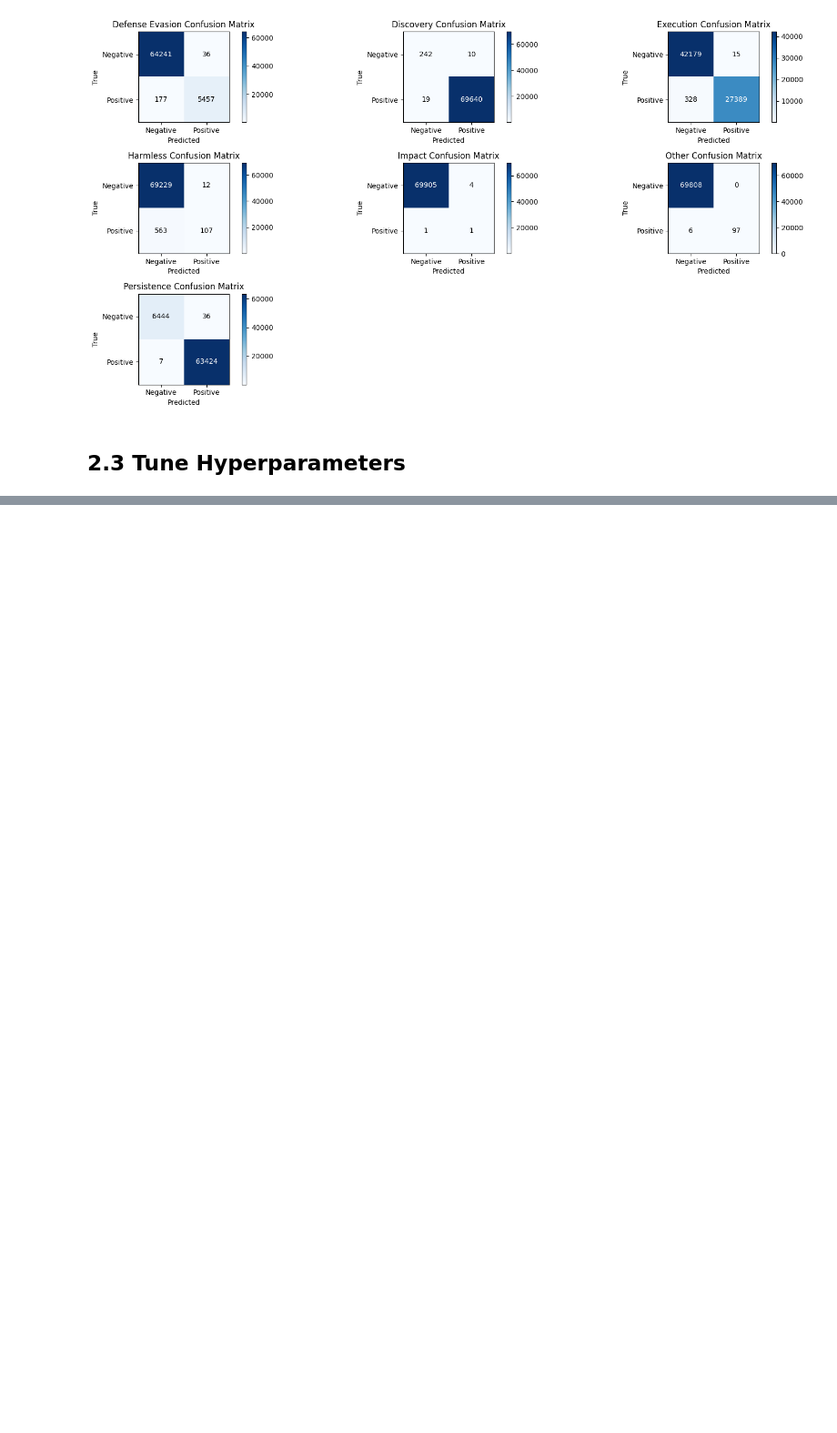
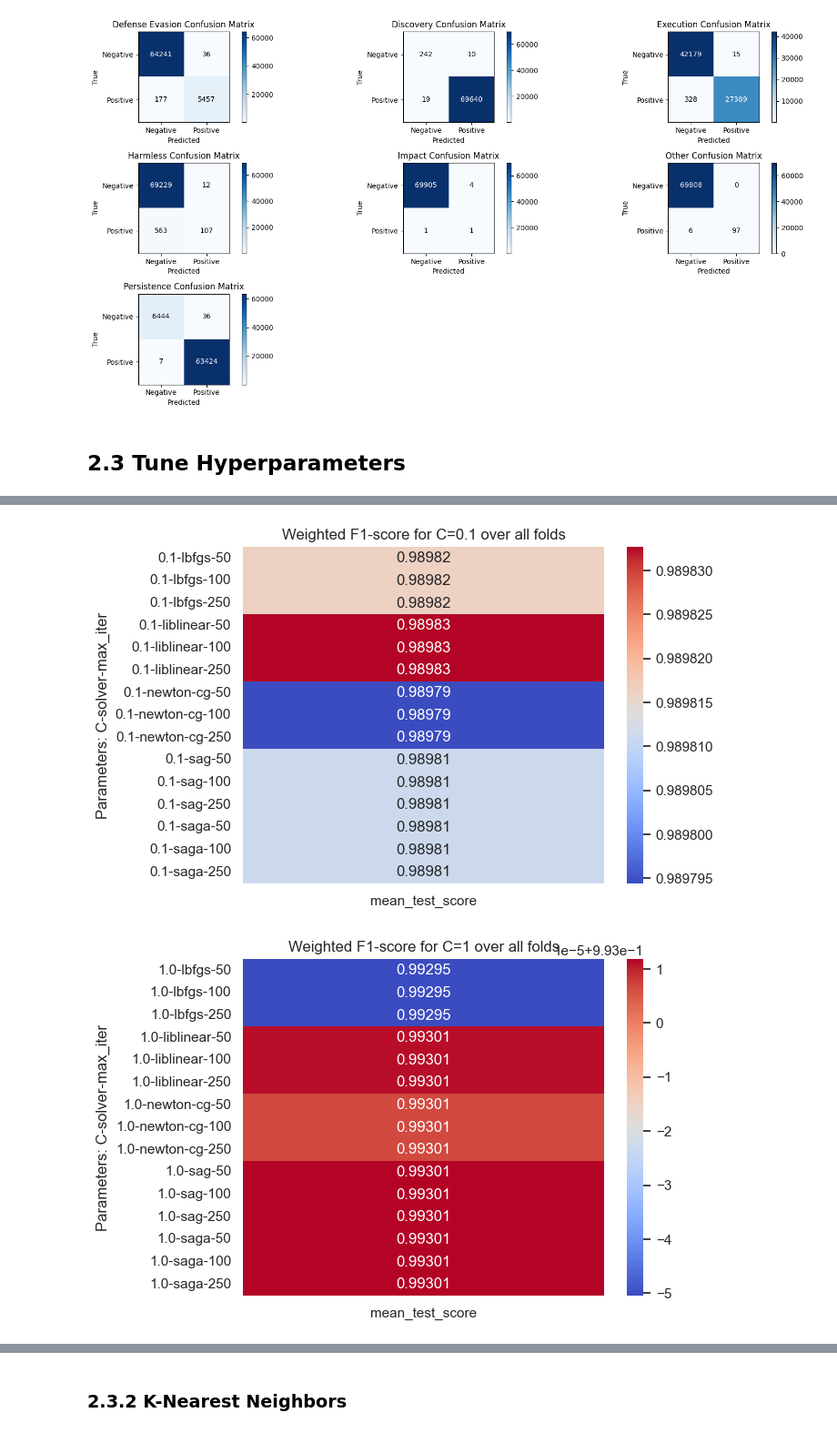
Before and after one commit to massimomecarelli/ML4N_project, a Jupyter notebook: Supervised_classification.ipynb, the cells around one changed output, grey strips where cells are left out. Shown at 91% size. Saved outputs shown, nothing was run; the diff lists cells and outputs as text; code cells hidden in the pictures; blank space fills up the shorter version.

```diff
--- a/Supervised_classification.ipynb
+++ b/Supervised_classification.ipynb
@@ -231,0 +310,10 @@ Test set Confusion Matrices:
+# %%
+pivot_data = df_grid_search_lr[['param_estimator__C', 'param_estimator__solver', 'param_estimator__max_iter', 'mean_test_score']]
+
+# Create a pivot table
+pivot_table = pivot_data.pivot_table(index=['param_estimator__C', 'param_estimator__solver', 'param_estimator__max_iter'],
+                                     values='mean_test_score')
+
+print("\nBest parameters mean test scores:")
+print(pivot_table)
+pivot_table
@@ -231,0 +356,21 @@ Test set Confusion Matrices:
+# %%
+
+filtered_table_1 = pivot_table[pivot_table.index.get_level_values('param_estimator__C') == 0.1]
+filtered_table_2 = pivot_table[pivot_table.index.get_level_values('param_estimator__C') == 1]
+filtered_table_3 = pivot_table[pivot_table.index.get_level_values('param_estimator__C') == 10]
+
+sns.heatmap(filtered_table_1, annot=True, cmap='coolwarm', fmt='.5g')
+plt.ylabel('Parameters: C-solver-max_iter')
+plt.title('Weighted F1-score for C=0.1 over all folds')
+plt.show()
+sns.heatmap(filtered_table_2, annot=True, cmap='coolwarm', fmt='.5g')
+plt.ylabel('Parameters: C-solver-max_iter')
+plt.title('Weighted F1-score for C=1 over all folds')
+plt.show()
+sns.heatmap(filtered_table_3, annot=True, cmap='coolwarm', fmt='.5g')
+plt.ylabel('Parameters: C-solver-max_iter')
+plt.title('Weighted F1-score for C=10 over all folds')
+plt.show()
+# %% [output]
+[figure, added]
+[figure, added]
@@ -231,0 +378,2 @@ Test set Confusion Matrices:
+# %% [markdown]
+### 2.3.2 K-Nearest Neighbors
```
Also changed, not shown: parts of 31 cells of this notebook.
